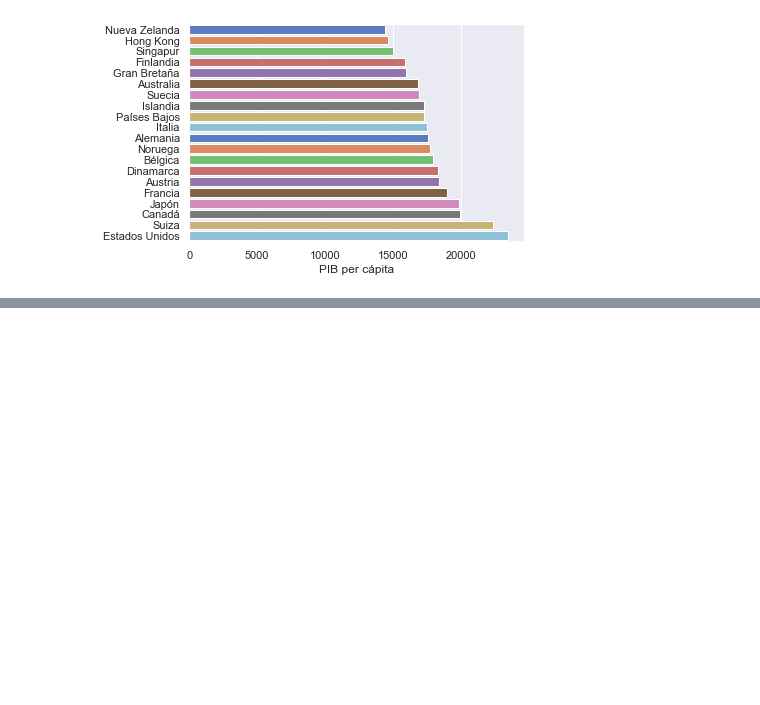
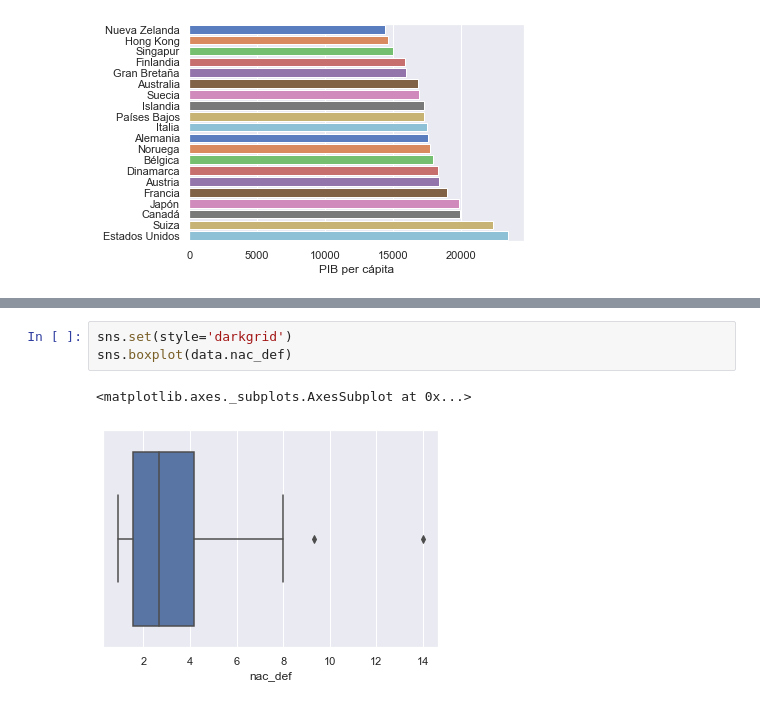
Before and after one commit to ManuelPertejo/PracticaPython, a Jupyter notebook: PracticaPython.ipynb, the cells around one changed output, grey strips where cells are left out. Drawn from its saved outputs; the diff is of its cells as text; blank space fills up the shorter version.

```diff
--- a/PracticaPython.ipynb
+++ b/PracticaPython.ipynb
@@ -213,0 +266,6 @@ ax.set(xlabel='PIB per cápita', ylabel='')
+# %%
+sns.set(style='darkgrid')
+sns.boxplot(data.nac_def)
+# %% [output]
+<matplotlib.axes._subplots.AxesSubplot at 0x...>
+[figure, added]
```
Also changed, not shown: parts of 15 cells of this notebook.
